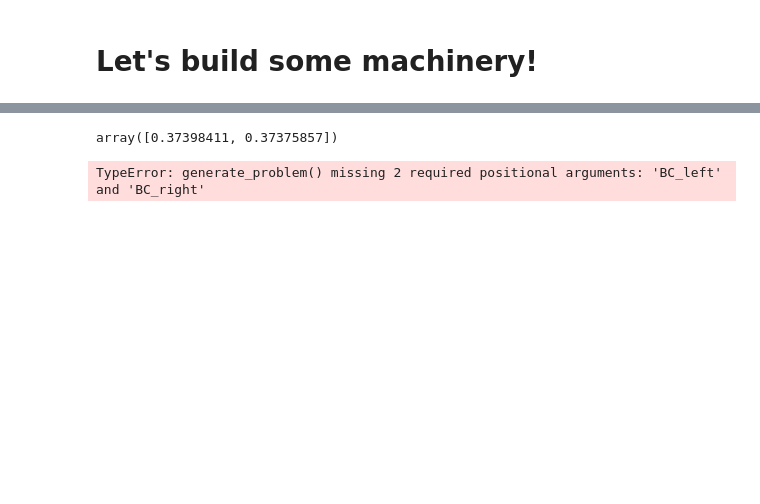
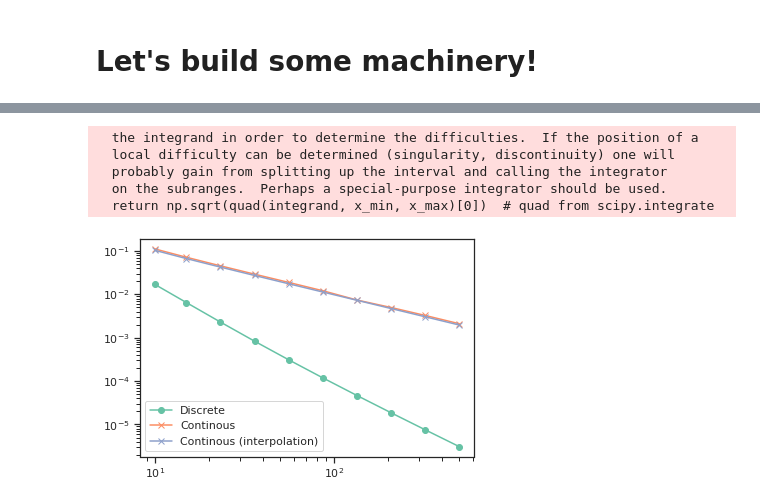
Before and after one commit to Northo/NumDiff, a Jupyter notebook: ThorvaldTester.ipynb, the cells around one changed output, grey strips where cells are left out. Cells and saved outputs as stored; diff of their text form; code cells hidden in the pictures; blank space fills up the shorter version.

```diff
--- a/ThorvaldTester.ipynb
+++ b/ThorvaldTester.ipynb
@@ -246,36 +173,43 @@ plt.show()
-# %%
-A[-1, [-2, -1]]
-# %% [output]
-array([0.37398411, 0.37375857])
 # %%
 M_list = np.geomspace(10, 500, 10, dtype=int)
 L2_discrete_errors = []
 L2_continous_errors = []
 L2_continous_errors_inter = []
+
+BCs = [(BCType.VALUE, 0), (BCType.NEUMANN, 1)]
+
 for M in M_list:
-    A, F, x = generate_problem(f, M)
+    A, F, x = generate_problem(f, M, *BCs)
     U = np.linalg.solve(A, F)
+    analytical = partial(u, alpha=0, sigma=1)
+
     L2_discrete_errors.append(
-        L2_discrete_error(U, u(x))
+        L2_discrete_error(U, analytical(x))
     )
     L2_continous_errors.append(
-        L2_continous_error(step_continuation(U), u)
+        L2_continous_error(step_continuation(U), analytical)
     )
     L2_continous_errors_inter.append(
-        L2_continous_error(interpolation_continuation(U), u)
+        L2_continous_error(interpolation_continuation(U), analytical)
     )
 # %% [output]
-TypeError: generate_problem() missing 2 required positional arguments: 'BC_left' and 'BC_right'
+  the integrand in order to determine the difficulties.  If the position of a
+  local difficulty can be determined (singularity, discontinuity) one will
+  probably gain from splitting up the interval and calling the integrator
+  on the subranges.  Perhaps a special-purpose integrator should be used.
+  return np.sqrt(quad(integrand, x_min, x_max)[0])  # quad from scipy.integrate
 # %%
 plt.plot(M_list, L2_discrete_errors, 'o-', label="Discrete")
 plt.plot(M_list, L2_continous_errors, 'x-', label="Continous")
 plt.plot(M_list, L2_continous_errors_inter, 'x-', label="Continous (interpolation)")
-plt.plot([1e2, 1e3, 1e3, 1e2], [10e-4, 10e-6, 10e-4, 10e-4], lw=0.5, c="gray")
+# plt.plot([1e2, 1e3, 1e3, 1e2], [10e-4, 10e-6, 10e-4, 10e-4], lw=0.5, c="gray")
 plt.xscale('log')
 plt.yscale('log')
 plt.legend()
 import tikzplotlib
 tikzplotlib.save("convergence.tex")
+# %% [output]
+[figure, added]
 # %%
 U_func = step_continuation(U)
 plt.plot(x, U_func(x))
```
Also changed, not shown: parts of 14 cells of this notebook, 1 other file.
